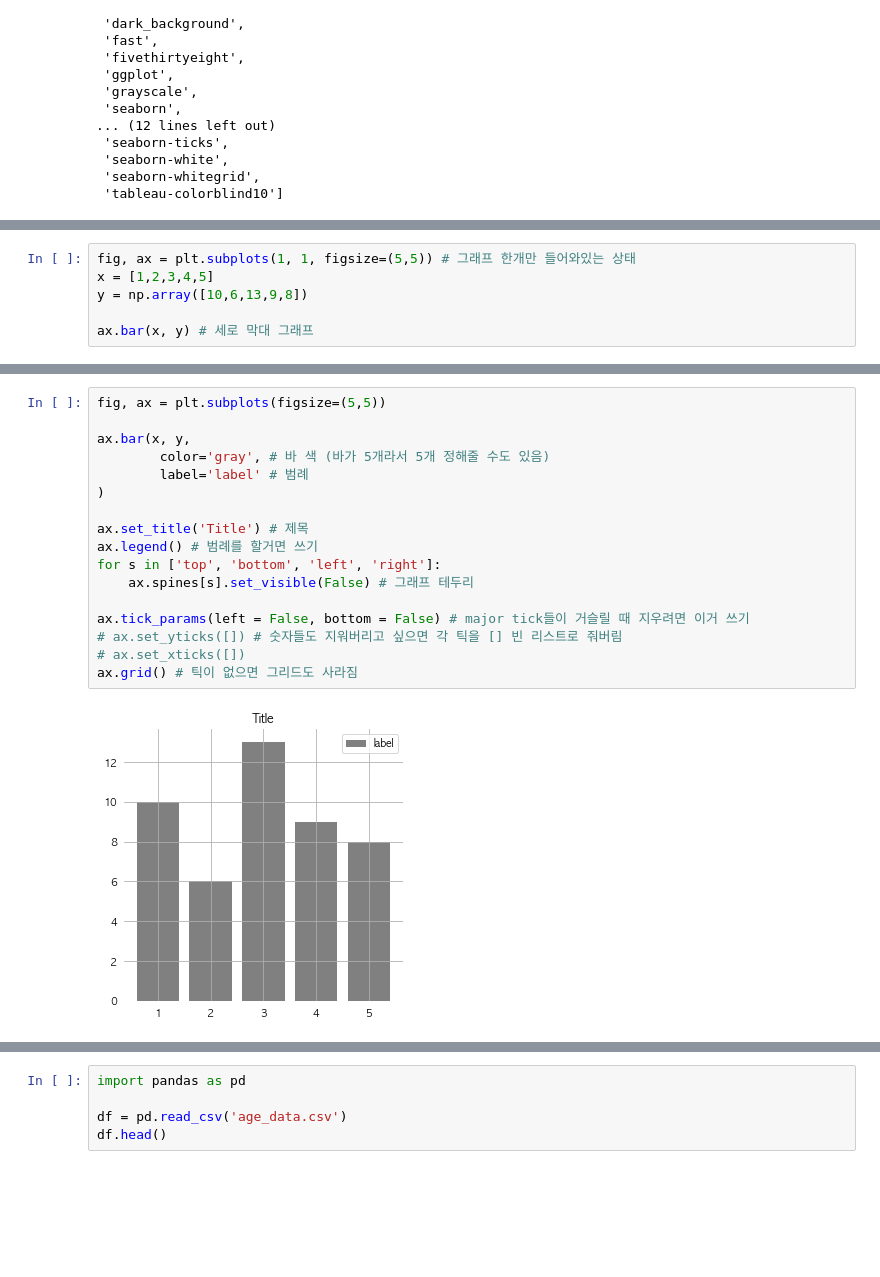
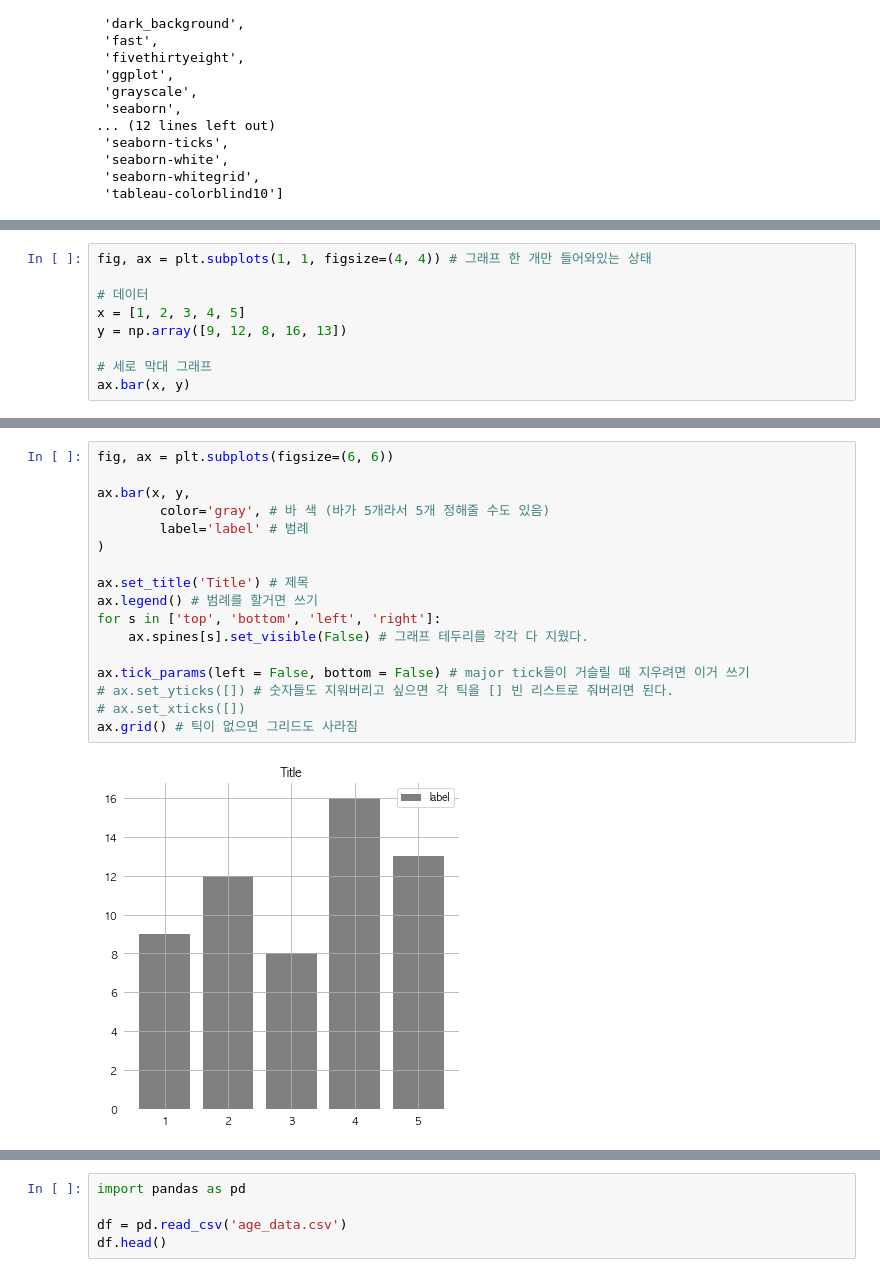
Before and after one commit to Angela-Park-JE/wanted-pre-onboarding-challenge-data, a Jupyter notebook: [2]week1/4강-matplotlib.ipynb, the cells around one changed output, grey strips where cells are left out. Saved outputs shown, nothing was run; the diff lists cells and outputs as text; blank space fills up the shorter version.

```diff
--- a/[2]week1/4강-matplotlib.ipynb
+++ b/[2]week1/4강-matplotlib.ipynb
@@ -126,8 +129,11 @@ axes type : <class 'numpy.ndarray'>
 # %%
-fig, ax = plt.subplots(1, 1, figsize=(5,5)) # 그래프 한개만 들어와있는 상태
-x = [1,2,3,4,5]
-y = np.array([10,6,13,9,8])
+fig, ax = plt.subplots(1, 1, figsize=(4, 4)) # 그래프 한 개만 들어와있는 상태
 
-ax.bar(x, y) # 세로 막대 그래프
+# 데이터
+x = [1, 2, 3, 4, 5]
+y = np.array([9, 12, 8, 16, 13])
+
+# 세로 막대 그래프
+ax.bar(x, y)
 # %% [output]
 <BarContainer object of 5 artists>
@@ -160,20 +169,20 @@ ax.set_ylim([5,14])
 # %%
-fig, ax = plt.subplots(figsize=(5,5))
+fig, ax = plt.subplots(figsize=(6, 6))
 
 ax.bar(x, y,
         color='gray', # 바 색 (바가 5개라서 5개 정해줄 수도 있음)
         label='label' # 범례
 )
 
 ax.set_title('Title') # 제목
 ax.legend() # 범례를 할거면 쓰기
 for s in ['top', 'bottom', 'left', 'right']:
-    ax.spines[s].set_visible(False) # 그래프 테두리
+    ax.spines[s].set_visible(False) # 그래프 테두리를 각각 다 지웠다.
 
 ax.tick_params(left = False, bottom = False) # major tick들이 거슬릴 때 지우려면 이거 쓰기
-# ax.set_yticks([]) # 숫자들도 지워버리고 싶으면 각 틱을 [] 빈 리스트로 줘버림
+# ax.set_yticks([]) # 숫자들도 지워버리고 싶으면 각 틱을 [] 빈 리스트로 줘버리면 된다.
 # ax.set_xticks([])
 ax.grid() # 틱이 없으면 그리드도 사라짐
 # %% [output]
-[figure, old version]
+[figure, new version]
 # %% [markdown]
```
Also changed, not shown: parts of 19 cells of this notebook.
